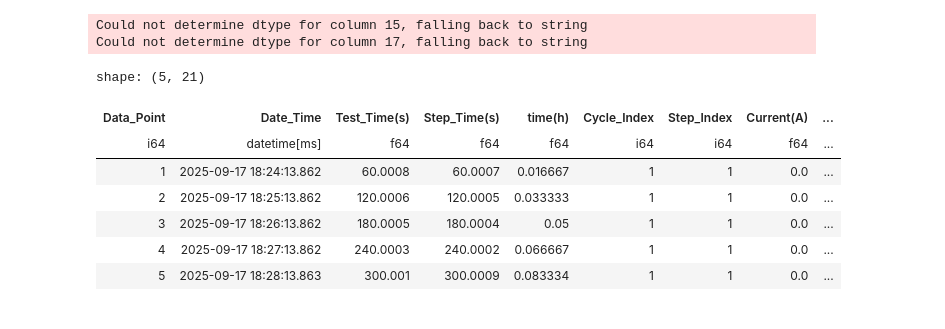
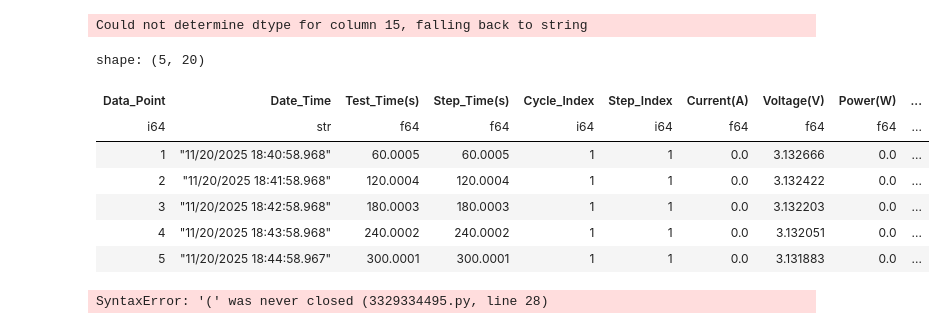
Before and after one commit to royce-cdt/meizeddin_PhD_code, a Jupyter notebook: Cycling/plot9_cycle.ipynb, the cells around one changed output. Drawn from its saved outputs; the diff is of its cells as text; code cells hidden in the pictures.

```diff
--- a/Cycling/plot9_cycle.ipynb
+++ b/Cycling/plot9_cycle.ipynb
@@ -38,19 +38,25 @@ def load_file(file_name: str, sheet_name= None) -> pl.DataFrame:
     if not path.exists():
         raise FileNotFoundError(f'File not found: {file_path}')
     # Let pandas choose a working engine (openpyxl, xlrd, etc.). If your environment requires a specific engine, pass it here.
-    return pl.read_excel(path, sheet_name=sheet_name, engine="calamine")
+    df = pl.read_excel(path, sheet_name=sheet_name, engine="calamine")
+    df.columns = [
+    c.strip()
+    .replace(" (", "(")   # <--- Removes space before (
+    .replace(" ", "_")    # <--- Turns remaining spaces to underscores
+    for c in df.columns
+    ]
+    return df
 # %%
 # Example:
-df = load_file("Moha_NMC_200_73_Channel_12_Wb_1.xlsx", "Channel-12_1")
+df = load_file("LFP/LFP_2nd_Test/moha_LFP_grad5C_14mg_Channel_6_Wb_1.xlsx", "Channel-6_1")
 df.head()
 # %% [output]
 Could not determine dtype for column 15, falling back to string
-Could not determine dtype for column 17, falling back to string
-shape: (5, 21)
+shape: (5, 20)
-| Data_Point | Date_Time | Test_Time(s) | Step_Time(s) | time(h) | Cycle_Index | Step_Index | Current(A) | ... |
-| i64 | datetime[ms] | f64 | f64 | f64 | i64 | i64 | f64 | ... |
-| 1 | 2025-09-17 18:24:13.862 | 60.0008 | 60.0007 | 0.016667 | 1 | 1 | 0.0 | ... |
-| 2 | 2025-09-17 18:25:13.862 | 120.0006 | 120.0005 | 0.033333 | 1 | 1 | 0.0 | ... |
-| 3 | 2025-09-17 18:26:13.862 | 180.0005 | 180.0004 | 0.05 | 1 | 1 | 0.0 | ... |
-| 4 | 2025-09-17 18:27:13.862 | 240.0003 | 240.0002 | 0.066667 | 1 | 1 | 0.0 | ... |
-| 5 | 2025-09-17 18:28:13.863 | 300.001 | 300.0009 | 0.083334 | 1 | 1 | 0.0 | ... |
+| Data_Point | Date_Time | Test_Time(s) | Step_Time(s) | Cycle_Index | Step_Index | Current(A) | Voltage(V) | Power(W) | ... |
+| i64 | str | f64 | f64 | i64 | i64 | f64 | f64 | f64 | ... |
+| 1 | "11/20/2025 18:40:58.968" | 60.0005 | 60.0005 | 1 | 1 | 0.0 | 3.132666 | 0.0 | ... |
+| 2 | "11/20/2025 18:41:58.968" | 120.0004 | 120.0004 | 1 | 1 | 0.0 | 3.132422 | 0.0 | ... |
+| 3 | "11/20/2025 18:42:58.968" | 180.0003 | 180.0003 | 1 | 1 | 0.0 | 3.132203 | 0.0 | ... |
+| 4 | "11/20/2025 18:43:58.968" | 240.0002 | 240.0002 | 1 | 1 | 0.0 | 3.132051 | 0.0 | ... |
+| 5 | "11/20/2025 18:44:58.967" | 300.0001 | 300.0001 | 1 | 1 | 0.0 | 3.131883 | 0.0 | ... |
@@ -76,3 +112,40 @@ def filtering(df: pl.DataFrame, filter_column_names: Sequence[str], ranges: Sequ
+# %%
+#Plotting Specific_dQ/dV vs Voltage(V)
+def spec_dQdV_df(df: pl.DataFrame, range: Sequence[Sequence[int]]) -> pl.DataFrame:
+    """Prepare DataFrame for plotting Specific_dQ/dV vs Voltage(V).
+    Filters for Cycle_Index 1 and Step_Index 2 or 3, adjusts Specific_dQ/dV sign for discharge steps.
+    Returns the modified DataFrame."""
+
+    discharge_steps = range[1][1::2]  # Define discharge steps
+
+    df_sp_dQdV = filtering(df, ["Cycle_Index", "Step_Index"], range)
+
+    df_sp_dQdV = df_sp_dQdV.filter(pl.col("Specific_dQ/dV").is_not_null() &
+                                (pl.col("Specific_dQ/dV").is_not_nan()) &
+                                (pl.col("Specific_dQ/dV") != 0)
+                                )
+
+    df_sp_dQdV = df_sp_dQdV.with_columns(
+                            pl.when((pl.col("Step_Index").is_in(discharge_steps)))
+                            .then(pl.col("Specific_dQ/dV") * -1)
+                            .otherwise(pl.col("Specific_dQ/dV"))
+                            .alias("Specific_dQ/dV")  # Ensures it overwrites the original column
+                            )
+
+    df_sp_dQdV = df_sp_dQdV.filter(pl.col("dQ/dV(Ah/V)").is_not_null() &
+                                (pl.col("dQ/dV(Ah/V)").is_not_nan()) &
+                                (pl.col("dQ/dV(Ah/V)") != 0)
+                                )
+
+    df_sp_dQdV = df_sp_dQdV.with_columns(
+                            pl.when((pl.col("Step_Index").is_in(discharge_steps)))
+                            .then(pl.col("dQ/dV(Ah/V)") * -1)
+                            .otherwise(pl.col("dQ/dV(Ah/V)"))
+                            .alias("dQ/dV(Ah/V)")  # Ensures it overwrites the original column
+                            )
+    return df_sp_dQdV
+# %% [output]
+SyntaxError: '(' was never closed (3329334495.py, line 28)
 # %%
 def plotnine_ploting(
     df: pl.DataFrame,
```
Also changed, not shown: parts of 6 cells of this notebook, 1 other file.
